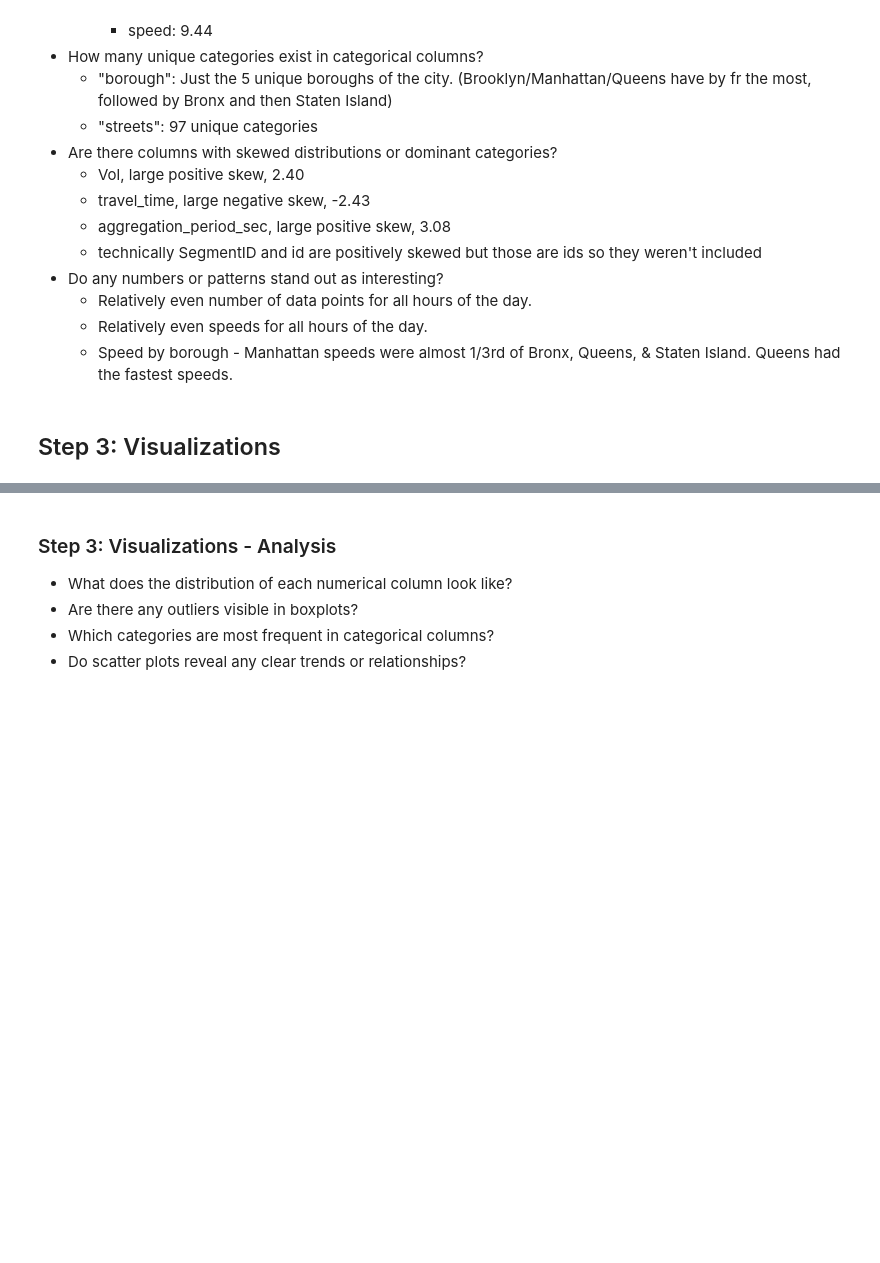
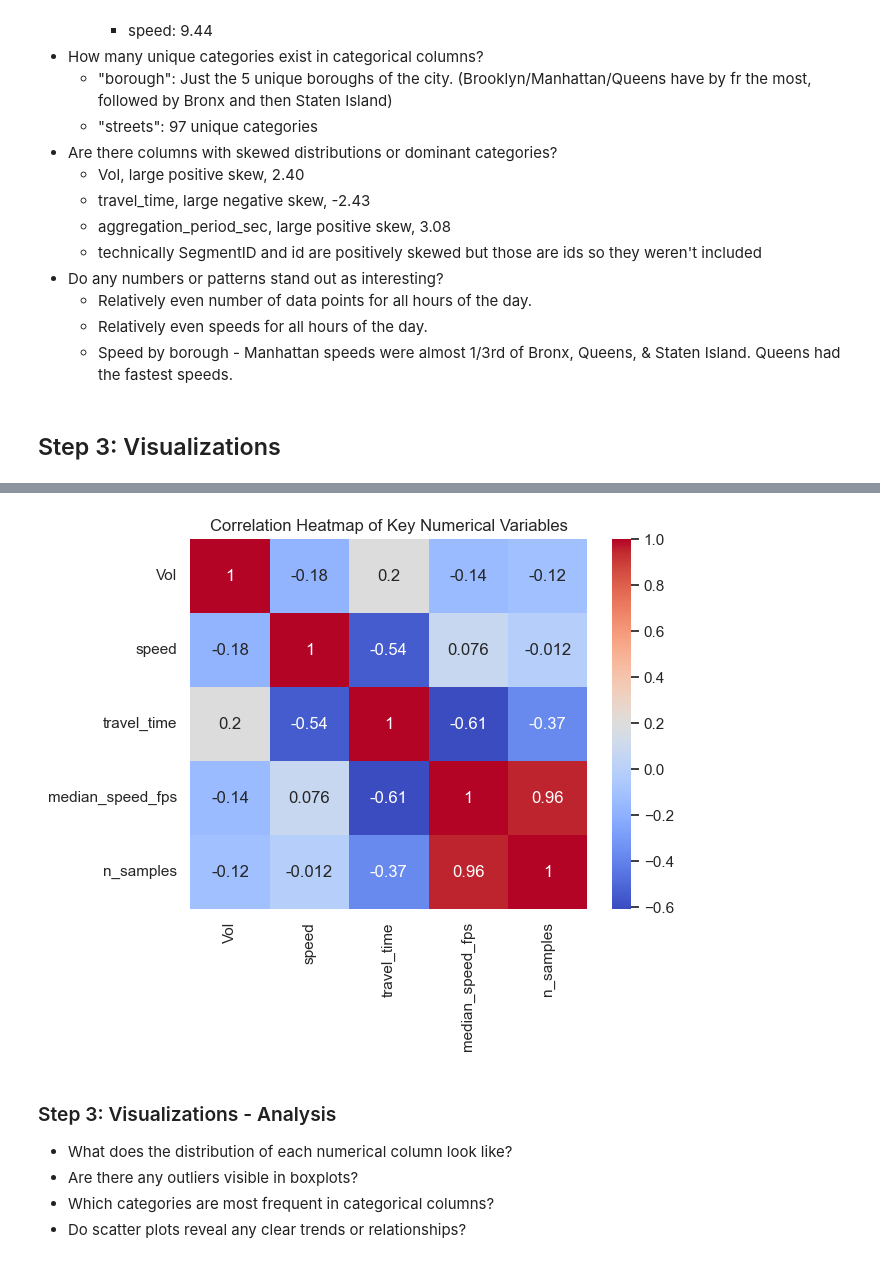
Before and after one commit to acm-ccny/predictive-traffic-modeling, a Jupyter notebook: notebooks/exploratory_data_analysis.ipynb, the cells around one changed output, grey strips where cells are left out. Cells and saved outputs as stored; diff of their text form; code cells hidden in the pictures; blank space fills up the shorter version.

```diff
--- a/notebooks/exploratory_data_analysis.ipynb
+++ b/notebooks/exploratory_data_analysis.ipynb
@@ -262,3 +327,11 @@ plt.show()
+# %%
+# heatmap to show correlations between key numerical variables (e.g., volume, speed, travel time)
+# Can use this to find columns to get rid of to help the ML algo later on
+sns.heatmap(df[["Vol","speed","travel_time","median_speed_fps","n_samples"]].corr(), annot=True, cmap="coolwarm")
+plt.title('Correlation Heatmap of Key Numerical Variables')
+plt.show()
+# %% [output]
+[figure, added]
 # %% [markdown]
 ### Step 3: Visualizations - Analysis
 - What does the distribution of each numerical column look like?
```
Also changed, not shown: parts of 2 cells of this notebook, 1 other file.
